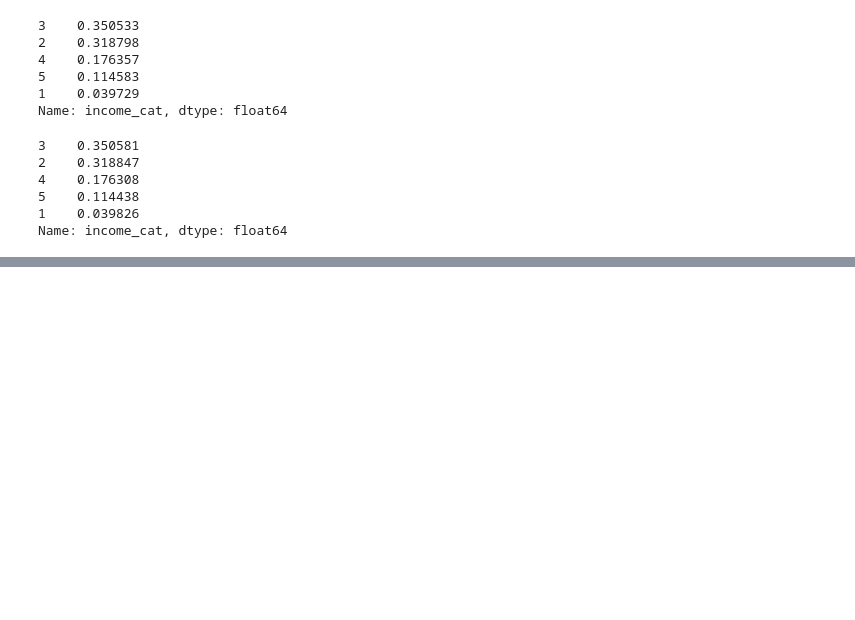
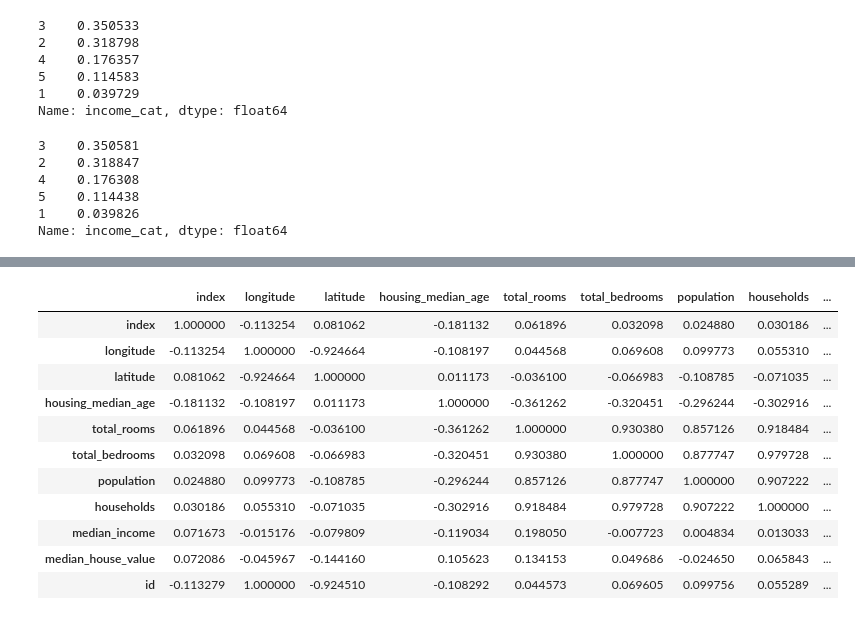
Before and after one commit to gskundi87/Python_Projects, a Jupyter notebook: machine_learning/handson-ml2-master/ch_1.ipynb, the cells around one changed output, grey strips where cells are left out. Saved outputs shown, nothing was run; the diff lists cells and outputs as text; code cells hidden in the pictures; blank space fills up the shorter version.

```diff
--- a/machine_learning/handson-ml2-master/ch_1.ipynb
+++ b/machine_learning/handson-ml2-master/ch_1.ipynb
@@ -290,0 +300,16 @@ for set_ in (strat_train_set, strat_test_set):
+# %%
+corr_matrix = housing.corr()
+corr_matrix
+# %% [output]
+|  | index | longitude | latitude | housing_median_age | total_rooms | total_bedrooms | population | households | ... |
+| index | 1.000000 | -0.113254 | 0.081062 | -0.181132 | 0.061896 | 0.032098 | 0.024880 | 0.030186 | ... |
+| longitude | -0.113254 | 1.000000 | -0.924664 | -0.108197 | 0.044568 | 0.069608 | 0.099773 | 0.055310 | ... |
+| latitude | 0.081062 | -0.924664 | 1.000000 | 0.011173 | -0.036100 | -0.066983 | -0.108785 | -0.071035 | ... |
+| housing_median_age | -0.181132 | -0.108197 | 0.011173 | 1.000000 | -0.361262 | -0.320451 | -0.296244 | -0.302916 | ... |
+| total_rooms | 0.061896 | 0.044568 | -0.036100 | -0.361262 | 1.000000 | 0.930380 | 0.857126 | 0.918484 | ... |
+| total_bedrooms | 0.032098 | 0.069608 | -0.066983 | -0.320451 | 0.930380 | 1.000000 | 0.877747 | 0.979728 | ... |
+| population | 0.024880 | 0.099773 | -0.108785 | -0.296244 | 0.857126 | 0.877747 | 1.000000 | 0.907222 | ... |
+| households | 0.030186 | 0.055310 | -0.071035 | -0.302916 | 0.918484 | 0.979728 | 0.907222 | 1.000000 | ... |
+| median_income | 0.071673 | -0.015176 | -0.079809 | -0.119034 | 0.198050 | -0.007723 | 0.004834 | 0.013033 | ... |
+| median_house_value | 0.072086 | -0.045967 | -0.144160 | 0.105623 | 0.134153 | 0.049686 | -0.024650 | 0.065843 | ... |
+| id | -0.113279 | 1.000000 | -0.924510 | -0.108292 | 0.044573 | 0.069605 | 0.099756 | 0.055289 | ... |
```
Also changed, not shown: parts of 2 cells of this notebook.
